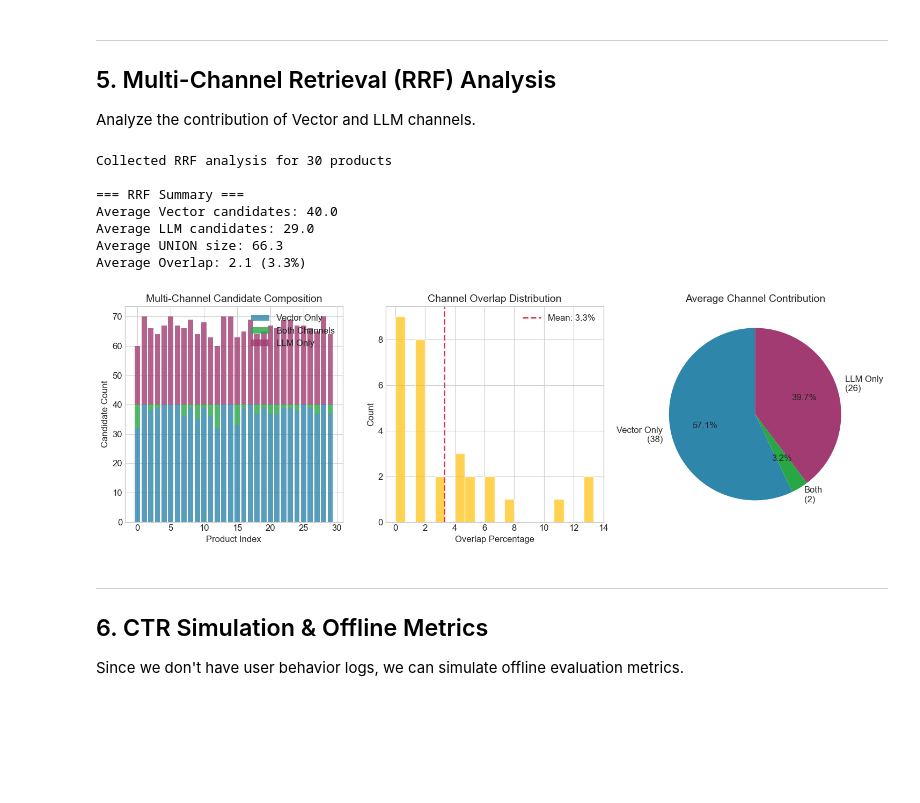
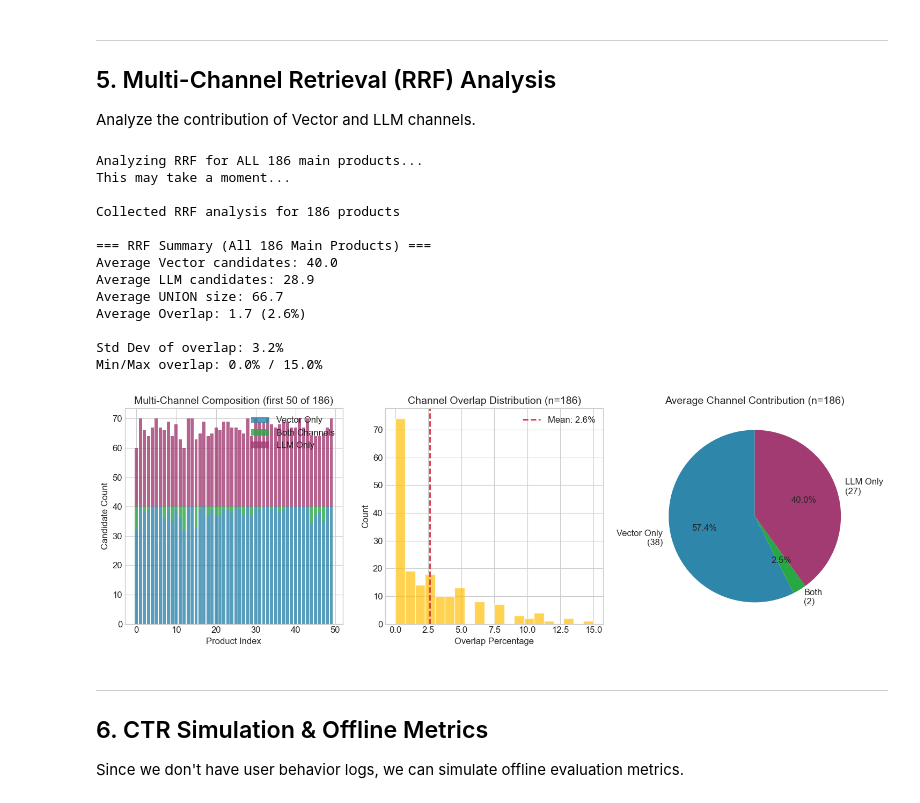
Before and after one commit to asaturovdg/SpbTechRun-2025, a Jupyter notebook: recsys/analysis.ipynb, the cells around one changed output. Drawn from its saved outputs; the diff is of its cells as text; code cells hidden in the pictures; blank space fills up the shorter version.

```diff
--- a/recsys/analysis.ipynb
+++ b/recsys/analysis.ipynb
@@ -489,66 +602,81 @@ def collect_rrf_analysis(engine, main_products, n_samples=20):
 
     return pd.DataFrame(results)
 
-df_rrf = collect_rrf_analysis(engine, main_products, n_samples=30)
+# Analyze ALL main products for more convincing statistics
+n_main_products = len(main_products)
+print(f"Analyzing RRF for ALL {n_main_products} main products...")
+print("This may take a moment...\n")
+
+df_rrf = collect_rrf_analysis(engine, main_products, n_samples=n_main_products)
 print(f"Collected RRF analysis for {len(df_rrf)} products")
-print(f"\n=== RRF Summary ===")
+print(f"\n=== RRF Summary (All {len(df_rrf)} Main Products) ===")
 print(f"Average Vector candidates: {df_rrf['vector_count'].mean():.1f}")
 print(f"Average LLM candidates: {df_rrf['llm_count'].mean():.1f}")
 print(f"Average UNION size: {df_rrf['union_count'].mean():.1f}")
 print(f"Average Overlap: {df_rrf['overlap_count'].mean():.1f} ({df_rrf['overlap_pct'].mean():.1f}%)")
+print(f"\nStd Dev of overlap: {df_rrf['overlap_pct'].std():.1f}%")
+print(f"Min/Max overlap: {df_rrf['overlap_pct'].min():.1f}% / {df_rrf['overlap_pct'].max():.1f}%")
 # %% [output]
-Collected RRF analysis for 30 products
+Analyzing RRF for ALL 186 main products...
+This may take a moment...
 
-=== RRF Summary ===
+Collected RRF analysis for 186 products
+
+=== RRF Summary (All 186 Main Products) ===
 Average Vector candidates: 40.0
-Average LLM candidates: 29.0
-Average UNION size: 66.3
-Average Overlap: 2.1 (3.3%)
+Average LLM candidates: 28.9
+Average UNION size: 66.7
+Average Overlap: 1.7 (2.6%)
+
+Std Dev of overlap: 3.2%
+Min/Max overlap: 0.0% / 15.0%
 # %%
 # Cell 10: RRF Visualization
 
 fig, axes = plt.subplots(1, 3, figsize=(15, 5))
 
-# Plot 1: Stacked bar showing channel contributions
+# Plot 1: Stacked bar showing channel contributions (first 50 products for readability)
 ax1 = axes[0]
-x = range(len(df_rrf))
-ax1.bar(x, df_rrf['vector_unique'], label='Vector Only', color=COLORS['primary'], alpha=0.8)
-ax1.bar(x, df_rrf['overlap_count'], bottom=df_rrf['vector_unique'], label='Both Channels', color=COLORS['success'], alpha=0.8)
-ax1.bar(x, df_rrf['llm_unique'], bottom=df_rrf['vector_unique'] + df_rrf['overlap_count'], label='LLM Only', color=COLORS['secondary'], alpha=0.8)
+display_count = min(50, len(df_rrf))  # Show first 50 for readability
+df_display = df_rrf.head(display_count)
+x = range(len(df_display))
+ax1.bar(x, df_display['vector_unique'], label='Vector Only', color=COLORS['primary'], alpha=0.8)
+ax1.bar(x, df_display['overlap_count'], bottom=df_display['vector_unique'], label='Both Channels', color=COLORS['success'], alpha=0.8)
+ax1.bar(x, df_display['llm_unique'], bottom=df_display['vector_unique'] + df_display['overlap_count'], label='LLM Only', color=COLORS['secondary'], alpha=0.8)
 ax1.set_xlabel('Product Index')
 ax1.set_ylabel('Candidate Count')
-ax1.set_title('Multi-Channel Candidate Composition')
+ax1.set_title(f'Multi-Channel Composition (first {display_count} of {len(df_rrf)})')
 ax1.legend()
 
-# Plot 2: Overlap percentage distribution
+# Plot 2: Overlap percentage distribution (ALL products)
 ax2 = axes[1]
 ax2.hist(df_rrf['overlap_pct'], bins=20, color=COLORS['warning'], edgecolor='white', alpha=0.7)
 ax2.axvline(x=df_rrf['overlap_pct'].mean(), color=COLORS['danger'], linestyle='--', linewidth=2,
             label=f'Mean: {df_rrf["overlap_pct"].mean():.1f}%')
 ax2.set_xlabel('Overlap Percentage')
 ax2.set_ylabel('Count')
-ax2.set_title('Channel Overlap Distribution')
+ax2.set_title(f'Channel Overlap Distribution (n={len(df_rrf)})')
 ax2.legend()
 
-# Plot 3: Pie chart of average contributions
+# Plot 3: Pie chart of average contributions (ALL products)
 ax3 = axes[2]
 avg_vector_unique = df_rrf['vector_unique'].mean()
 avg_overlap = df_rrf['overlap_count'].mean()
 avg_llm_unique = df_rrf['llm_unique'].mean()
 
 sizes = [avg_vector_unique, avg_overlap, avg_llm_unique]
 labels = [f'Vector Only\n({avg_vector_unique:.0f})',
           f'Both\n({avg_overlap:.0f})',
           f'LLM Only\n({avg_llm_unique:.0f})']
 colors = [COLORS['primary'], COLORS['success'], COLORS['secondary']]
 ax3.pie(sizes, labels=labels, colors=colors, autopct='%1.1f%%', startangle=90)
-ax3.set_title('Average Channel Contribution')
+ax3.set_title(f'Average Channel Contribution (n={len(df_rrf)})')
 
 plt.tight_layout()
 plt.savefig('temp/rrf_analysis.png', dpi=150, bbox_inches='tight')
 plt.show()
 # %% [output]
-[figure, old version]
+[figure, new version]
 # %% [markdown]
 ---
 ## 6. CTR Simulation & Offline Metrics
```
Also changed, not shown: parts of 10 cells of this notebook, 5 other files.
